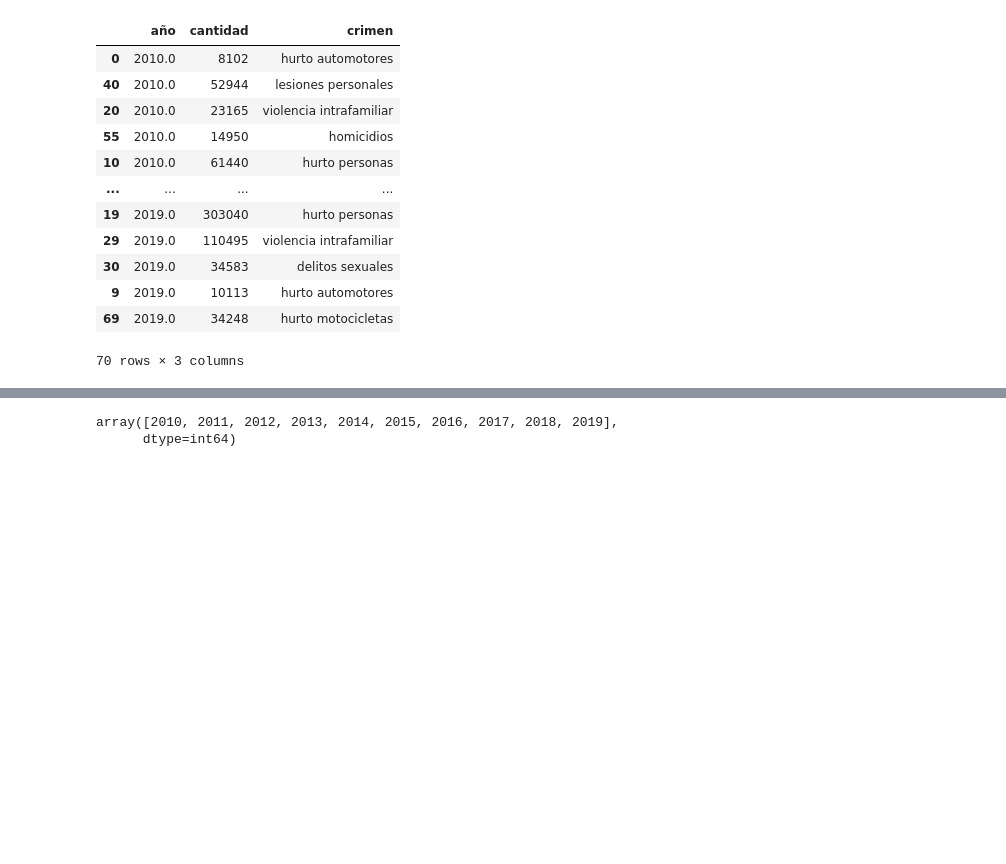
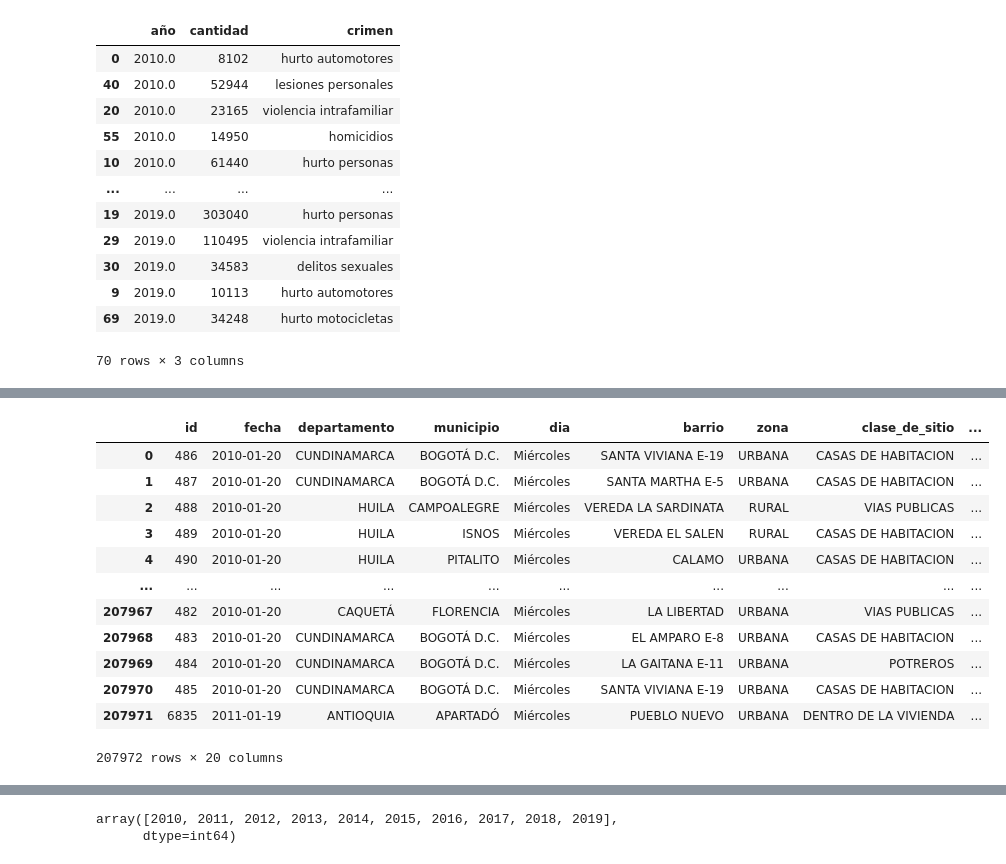
Before and after one commit to JoseCaliz/ds4a_project_dash, a Jupyter notebook: EDA/graficas_plotly/dashboardPlots.ipynb, the cells around one changed output, grey strips where cells are left out. Cells and saved outputs as stored; diff of their text form; code cells hidden in the pictures; blank space fills up the shorter version.

```diff
--- a/EDA/graficas_plotly/dashboardPlots.ipynb
+++ b/EDA/graficas_plotly/dashboardPlots.ipynb
@@ -175,6 +175,21 @@ FROM del_sexuales
 '''
 # %%
 df1 = pd.read_sql_query(queries_yearly, engine.connect())
+df1.sort_values(by=fecha)
+# %% [output]
+|  | id | fecha | departamento | municipio | dia | barrio | zona | clase_de_sitio | ... |
+| 0 | 486 | 2010-01-20 | CUNDINAMARCA | BOGOTÁ D.C. | Miércoles | SANTA VIVIANA E-19 | URBANA | CASAS DE HABITACION | ... |
+| 1 | 487 | 2010-01-20 | CUNDINAMARCA | BOGOTÁ D.C. | Miércoles | SANTA MARTHA E-5 | URBANA | CASAS DE HABITACION | ... |
+| 2 | 488 | 2010-01-20 | HUILA | CAMPOALEGRE | Miércoles | VEREDA LA SARDINATA | RURAL | VIAS PUBLICAS | ... |
+| 3 | 489 | 2010-01-20 | HUILA | ISNOS | Miércoles | VEREDA EL SALEN | RURAL | CASAS DE HABITACION | ... |
+| 4 | 490 | 2010-01-20 | HUILA | PITALITO | Miércoles | CALAMO | URBANA | CASAS DE HABITACION | ... |
+| ... | ... | ... | ... | ... | ... | ... | ... | ... | ... |
+| 207967 | 482 | 2010-01-20 | CAQUETÁ | FLORENCIA | Miércoles | LA LIBERTAD | URBANA | VIAS PUBLICAS | ... |
+| 207968 | 483 | 2010-01-20 | CUNDINAMARCA | BOGOTÁ D.C. | Miércoles | EL AMPARO E-8 | URBANA | CASAS DE HABITACION | ... |
+| 207969 | 484 | 2010-01-20 | CUNDINAMARCA | BOGOTÁ D.C. | Miércoles | LA GAITANA E-11 | URBANA | POTREROS | ... |
+| 207970 | 485 | 2010-01-20 | CUNDINAMARCA | BOGOTÁ D.C. | Miércoles | SANTA VIVIANA E-19 | URBANA | CASAS DE HABITACION | ... |
+| 207971 | 6835 | 2011-01-19 | ANTIOQUIA | APARTADÓ | Miércoles | PUEBLO NUEVO | URBANA | DENTRO DE LA VIVIENDA | ... |
+207972 rows × 20 columns
 # %%
 df1['date']= pd.to_datetime(df1.fecha)
 # %%
```
Also changed, not shown: parts of 2 cells of this notebook.
